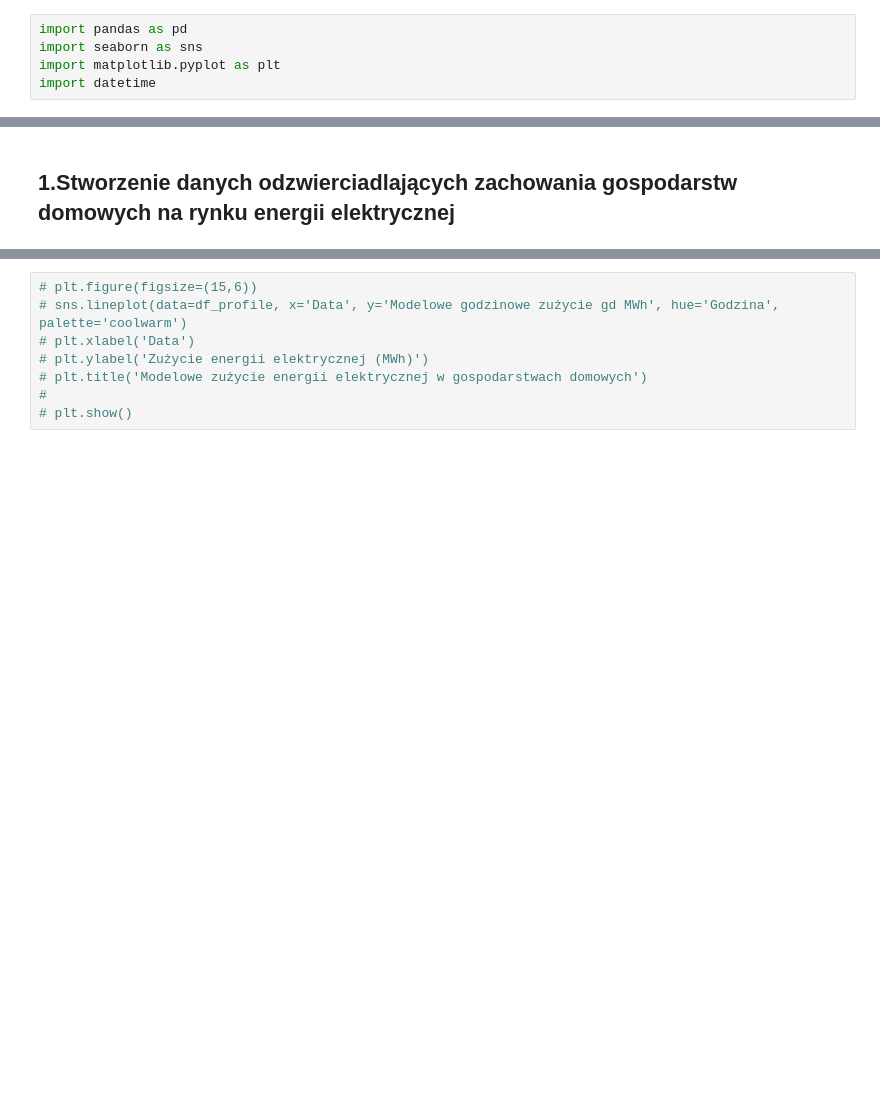
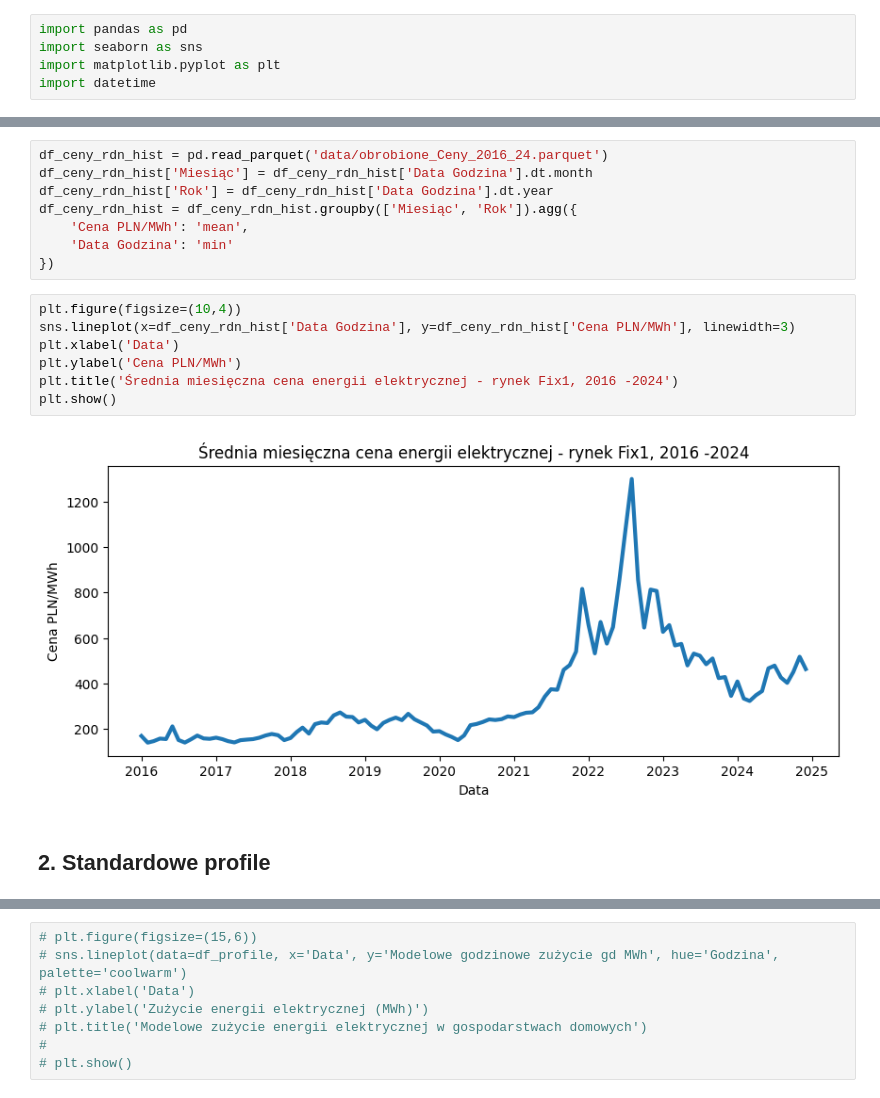
Before and after one commit to pawellachowski777/Master-thesis, a Jupyter notebook: 2.analiza.ipynb, the cells around one changed output, grey strips where cells are left out. Saved outputs shown, nothing was run; the diff lists cells and outputs as text; blank space fills up the shorter version.

```diff
--- a/2.analiza.ipynb
+++ b/2.analiza.ipynb
@@ -11,2 +44,19 @@ df_profile = pd.read_parquet('data/2023/processed_standardowe_profile_enea.parqu
+# %%
+df_ceny_rdn_hist = pd.read_parquet('data/obrobione_Ceny_2016_24.parquet')
+df_ceny_rdn_hist['Miesiąc'] = df_ceny_rdn_hist['Data Godzina'].dt.month
+df_ceny_rdn_hist['Rok'] = df_ceny_rdn_hist['Data Godzina'].dt.year
+df_ceny_rdn_hist = df_ceny_rdn_hist.groupby(['Miesiąc', 'Rok']).agg({
+    'Cena PLN/MWh': 'mean',
+    'Data Godzina': 'min'
+})
+# %%
+plt.figure(figsize=(10,4))
+sns.lineplot(x=df_ceny_rdn_hist['Data Godzina'], y=df_ceny_rdn_hist['Cena PLN/MWh'], linewidth=3)
+plt.xlabel('Data')
+plt.ylabel('Cena PLN/MWh')
+plt.title('Średnia miesięczna cena energii elektrycznej - rynek Fix1, 2016 -2024')
+plt.show()
+# %% [output]
+[figure, added]
 # %% [markdown]
-## 1.Stworzenie danych odzwierciadlających zachowania gospodarstw domowych na rynku energii elektrycznej
+## 2. Standardowe profile
```
Also changed, not shown: parts of 22 cells of this notebook, 17 other files.
